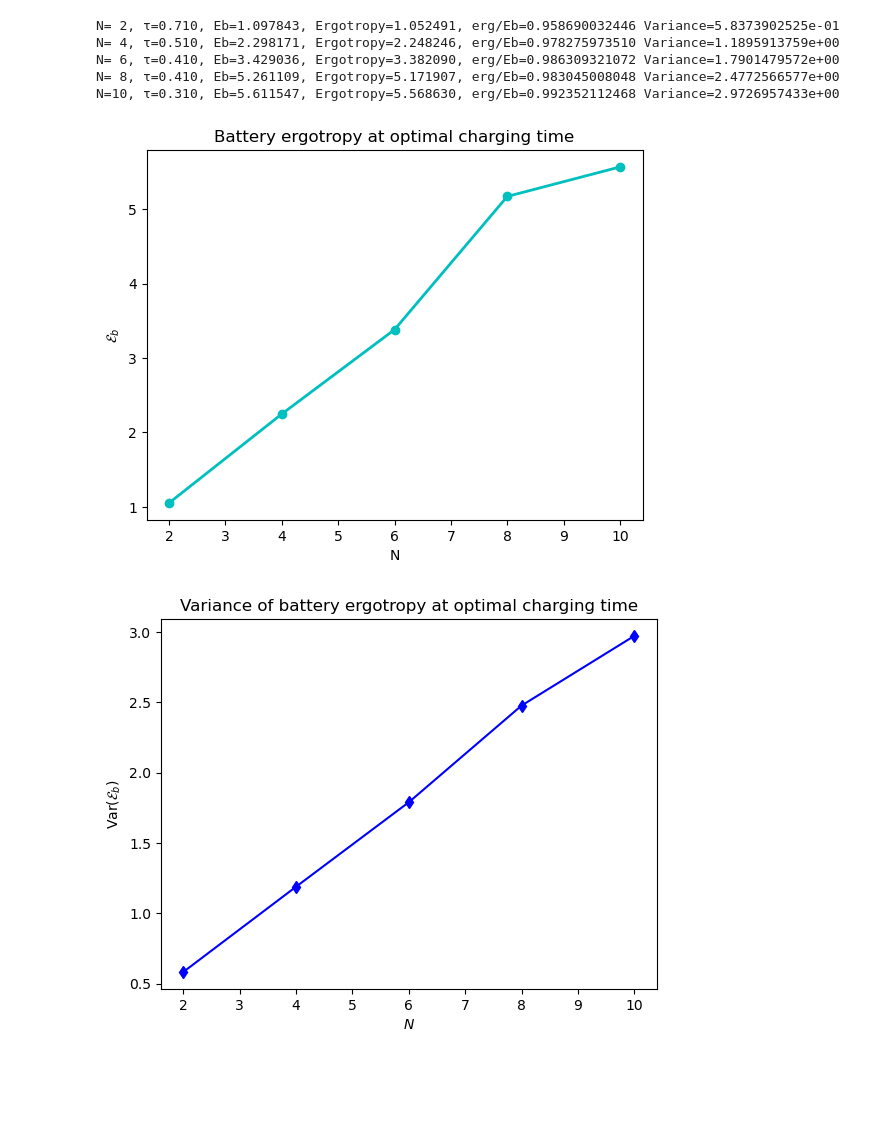
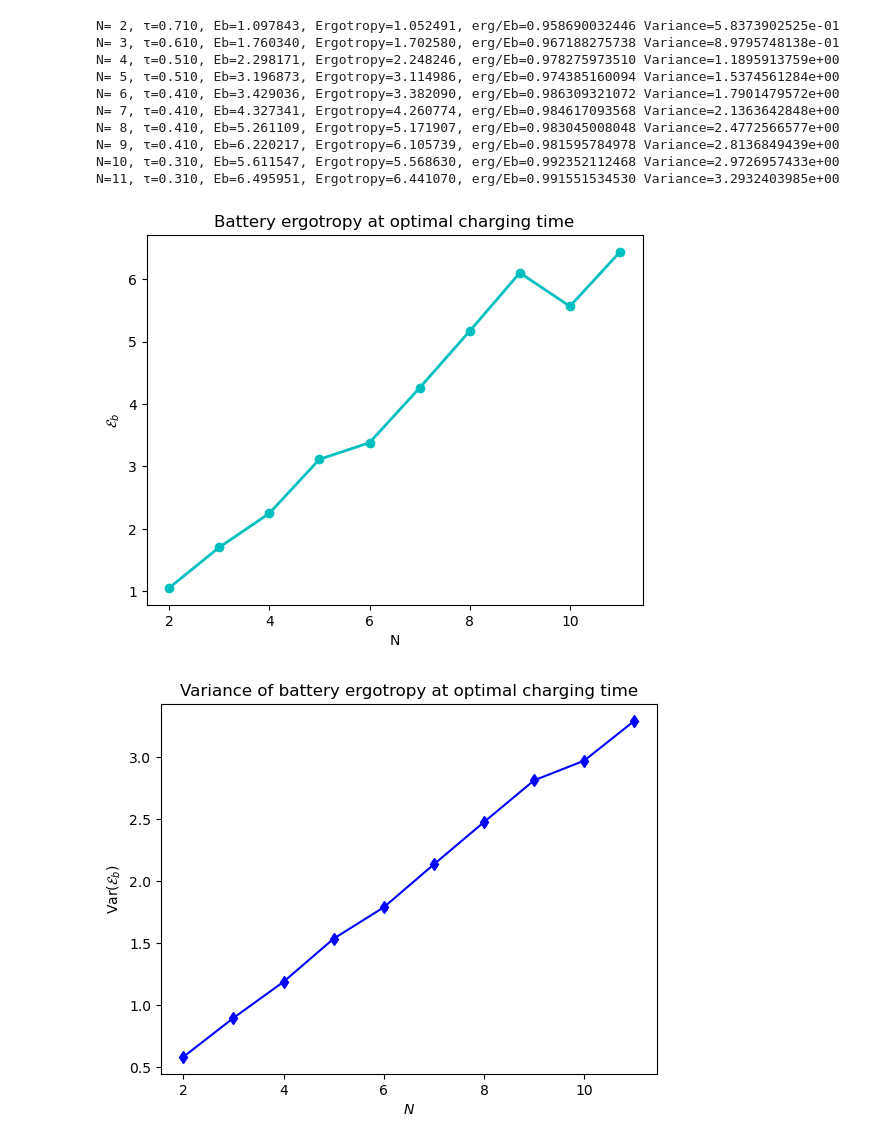
Before and after one commit to gbhanja/ERGO_FLUC_TC, a Jupyter notebook: Fluc_erg_Hpass_COHERENT_full 2ᴺ battery Hilbert space.ipynb, the cells around one changed output. Cells and saved outputs as stored; diff of their text form; code cells hidden in the pictures; blank space fills up the shorter version.

```diff
--- a/Fluc_erg_Hpass_COHERENT_full 2ᴺ battery Hilbert space.ipynb
+++ b/Fluc_erg_Hpass_COHERENT_full 2ᴺ battery Hilbert space.ipynb
@@ -7,7 +7,7 @@ import matplotlib.pyplot as plt
 # parameters
 ############
 
-N_arr = np.arange(2, 12, 2)
+N_arr = np.arange(2, 12, 1)
 nmax = 20
 ω = 1.0
 ω0 = 1.0
@@ -119,34 +119,39 @@ for i, N in enumerate(N_arr):
 
     E_ergo.append(E_erg)
 
     E_var.append(ΔE2)
 
     E_ratio.append(Ratio)
 
     F_ratio.append(ΔE / E_erg)
 
     FE_ratio.append(ΔE / E_B)
 
     print(f"N={N:2d}, τ={τ:.3f}, Eb={E_B:.6f}, Ergotropy={E_erg:.6f}, erg/Eb={Ratio:.12f} Variance={ΔE2:.10e}")
 
 
 ###############################################################
 # Plot of battery ergotropy at optimal charging for different N
 ###############################################################
 
 plt.plot(N_arr, E_ergo, 'o-', color='c', linewidth=2)
 plt.xlabel("N")
 plt.ylabel(r"$\mathcal{E}_b$")
 plt.title("Battery ergotropy at optimal charging time")
 plt.savefig("OP1")
 plt.show()
 # %% [output]
 N= 2, τ=0.710, Eb=1.097843, Ergotropy=1.052491, erg/Eb=0.958690032446 Variance=5.8373902525e-01
+N= 3, τ=0.610, Eb=1.760340, Ergotropy=1.702580, erg/Eb=0.967188275738 Variance=8.9795748138e-01
 N= 4, τ=0.510, Eb=2.298171, Ergotropy=2.248246, erg/Eb=0.978275973510 Variance=1.1895913759e+00
+N= 5, τ=0.510, Eb=3.196873, Ergotropy=3.114986, erg/Eb=0.974385160094 Variance=1.5374561284e+00
 N= 6, τ=0.410, Eb=3.429036, Ergotropy=3.382090, erg/Eb=0.986309321072 Variance=1.7901479572e+00
+N= 7, τ=0.410, Eb=4.327341, Ergotropy=4.260774, erg/Eb=0.984617093568 Variance=2.1363642848e+00
 N= 8, τ=0.410, Eb=5.261109, Ergotropy=5.171907, erg/Eb=0.983045008048 Variance=2.4772566577e+00
+N= 9, τ=0.410, Eb=6.220217, Ergotropy=6.105739, erg/Eb=0.981595784978 Variance=2.8136849439e+00
 N=10, τ=0.310, Eb=5.611547, Ergotropy=5.568630, erg/Eb=0.992352112468 Variance=2.9726957433e+00
+N=11, τ=0.310, Eb=6.495951, Ergotropy=6.441070, erg/Eb=0.991551534530 Variance=3.2932403985e+00
-[figure, old version]
+[figure, new version]
 # %%
 ###########################################################################
 # Plot of variance of battery ergotropy at optimal charging for different N
@@ -160,7 +165,7 @@ plt.title("Variance of battery ergotropy at optimal charging time")
 plt.savefig("OP2")
 plt.show()
 # %% [output]
-[figure, old version]
+[figure, new version]
 # %%
 #############################################################
 # Plot ergotropy fraction as a function of g for different N
```
Also changed, not shown: parts of 4 cells of this notebook.
